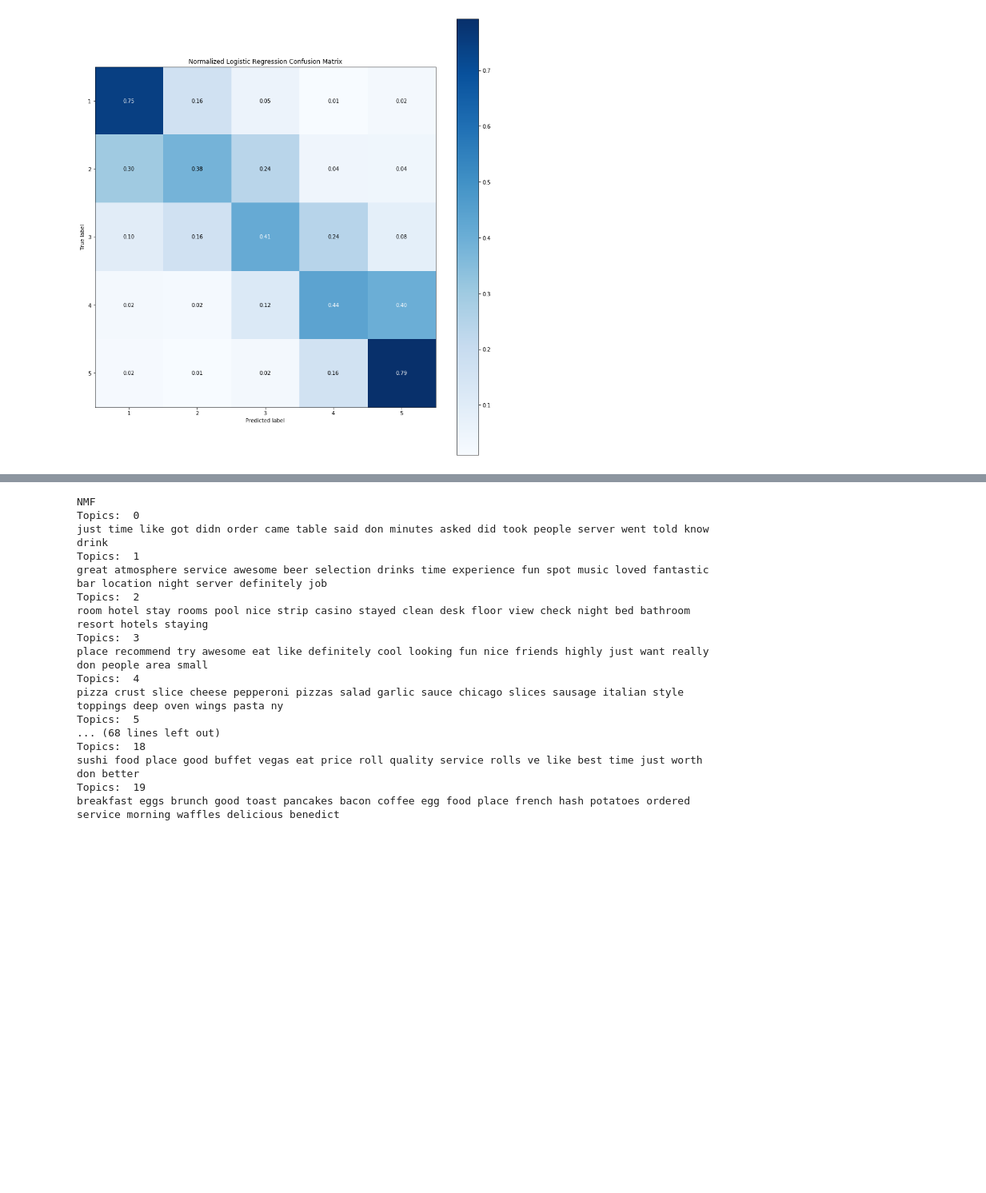
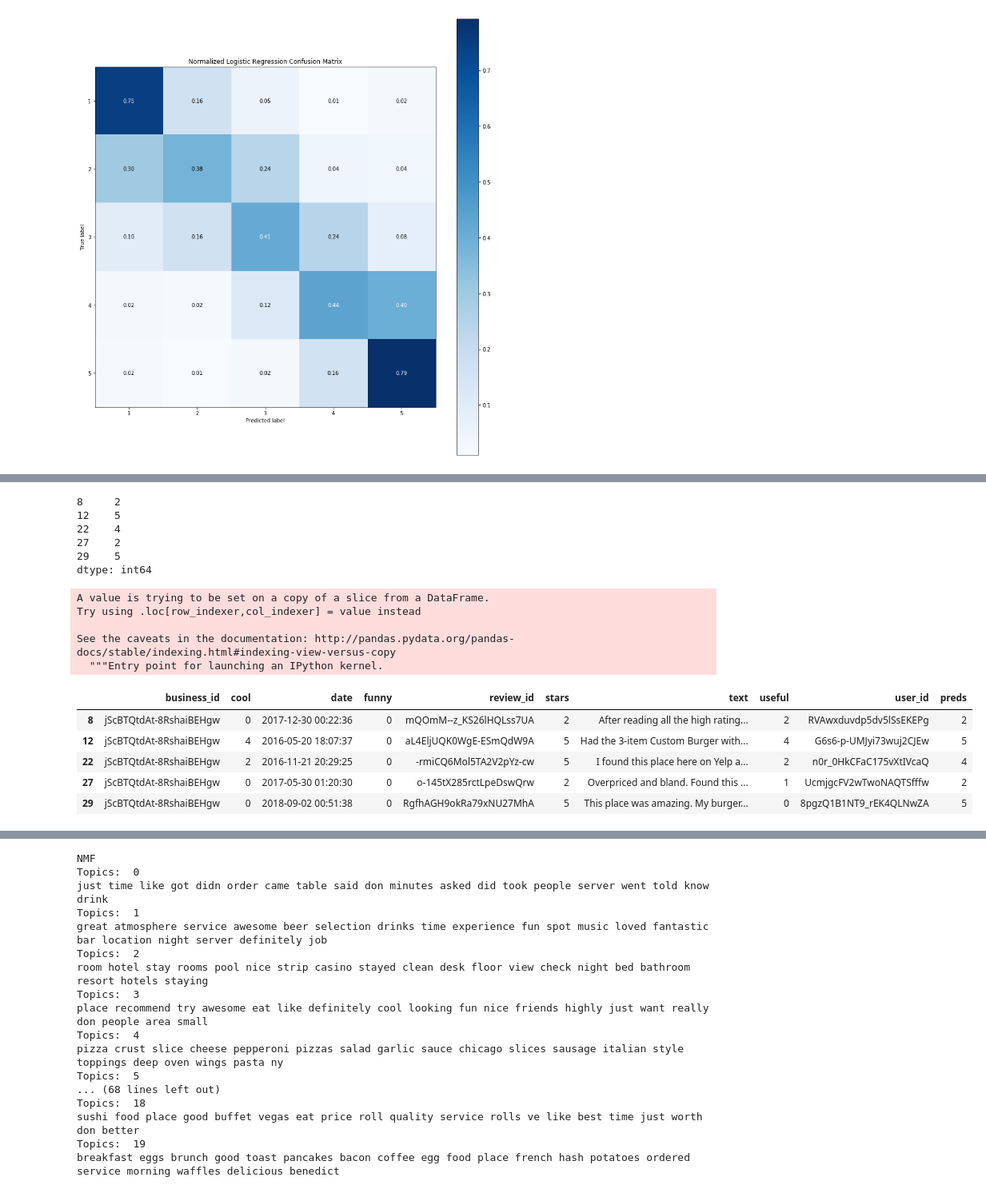
Before and after one commit to cjmckeag/134yelp, a Jupyter notebook: text analysis and eda.ipynb, the cells around one changed output, grey strips where cells are left out. Shown at 80% size. Drawn from its saved outputs; the diff is of its cells as text; code cells hidden in the pictures; blank space fills up the shorter version.

```diff
--- a/text analysis and eda.ipynb
+++ b/text analysis and eda.ipynb
@@ -689,0 +703,2 @@ Confusion Matrix
+# %%
+preds = lr.predict(X_Test_tfidf)
@@ -689,0 +738,2 @@ Confusion Matrix
+# %%
+testData = reviews[reviews.index.isin(X_Test_tfidf.index)]
@@ -689,0 +749,26 @@ Confusion Matrix
+# %%
+preds.sort_index().head()
+# %% [output]
+8     2
+12    5
+22    4
+27    2
+29    5
+dtype: int64
+# %%
+testData['preds'] = preds.sort_index()
+# %% [output]
+A value is trying to be set on a copy of a slice from a DataFrame.
+Try using .loc[row_indexer,col_indexer] = value instead
+
+See the caveats in the documentation: http://pandas.pydata.org/pandas-docs/stable/indexing.html#indexing-view-versus-copy
+  """Entry point for launching an IPython kernel.
+# %%
+testData.head()
+# %% [output]
+|  | business_id | cool | date | funny | review_id | stars | text | useful | user_id | preds |
+| 8 | jScBTQtdAt-8RshaiBEHgw | 0 | 2017-12-30 00:22:36 | 0 | mQOmM--z_KS26lHQLss7UA | 2 | After reading all the high rating... | 2 | RVAwxduvdp5dv5lSsEKEPg | 2 |
+| 12 | jScBTQtdAt-8RshaiBEHgw | 4 | 2016-05-20 18:07:37 | 0 | aL4EljUQK0WgE-ESmQdW9A | 5 | Had the 3-item Custom Burger with... | 4 | G6s6-p-UMJyi73wuj2CJEw | 5 |
+| 22 | jScBTQtdAt-8RshaiBEHgw | 2 | 2016-11-21 20:29:25 | 0 | -rmiCQ6Mol5TA2V2pYz-cw | 5 | I found this place here on Yelp a... | 2 | n0r_0HkCFaC175vXtIVcaQ | 4 |
+| 27 | jScBTQtdAt-8RshaiBEHgw | 0 | 2017-05-30 01:20:30 | 0 | o-145tX285rctLpeDswQrw | 2 | Overpriced and bland. Found this ... | 1 | UcmjgcFV2wTwoNAQTSfffw | 2 |
+| 29 | jScBTQtdAt-8RshaiBEHgw | 0 | 2018-09-02 00:51:38 | 0 | RgfhAGH9okRa79xNU27MhA | 5 | This place was amazing. My burger... | 0 | 8pgzQ1B1NT9_rEK4QLNwZA | 5 |
```
Also changed, not shown: parts of 21 cells of this notebook.
